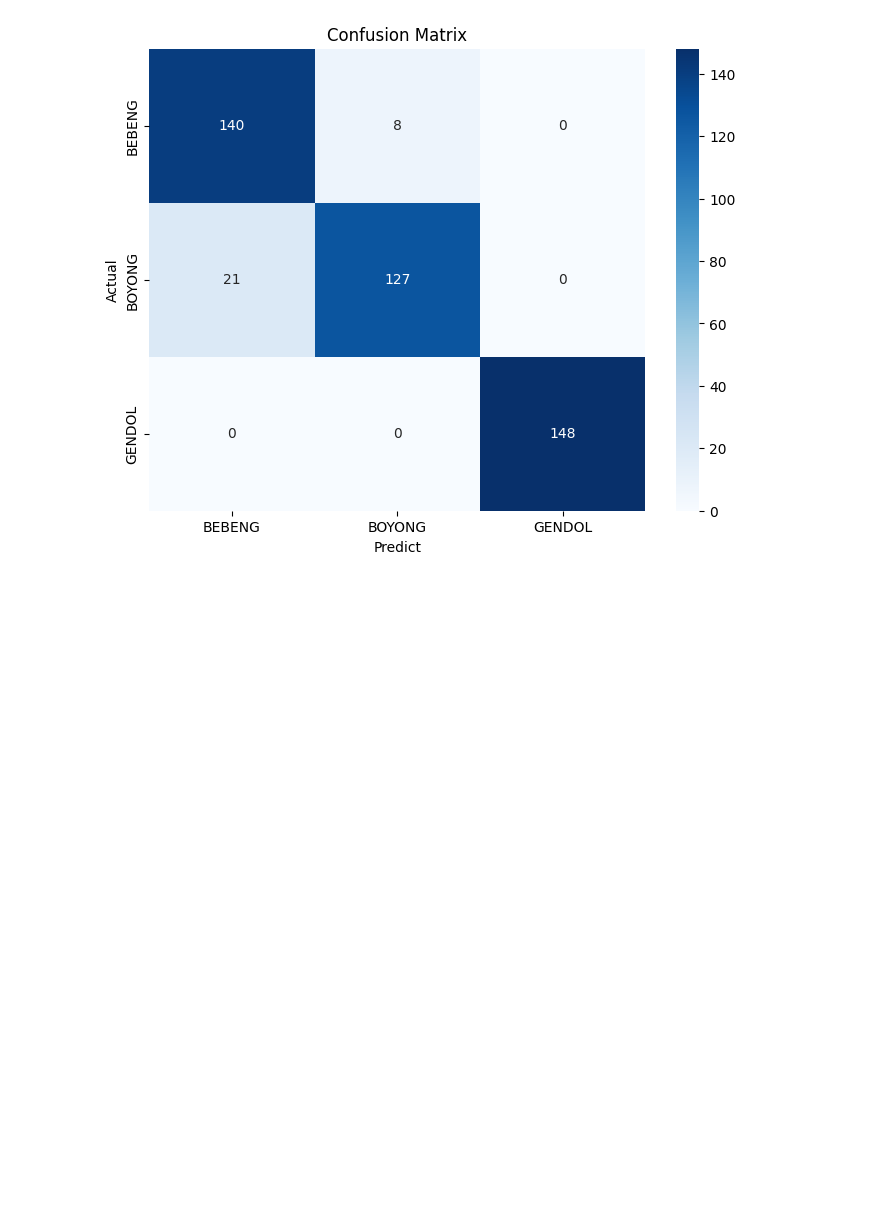
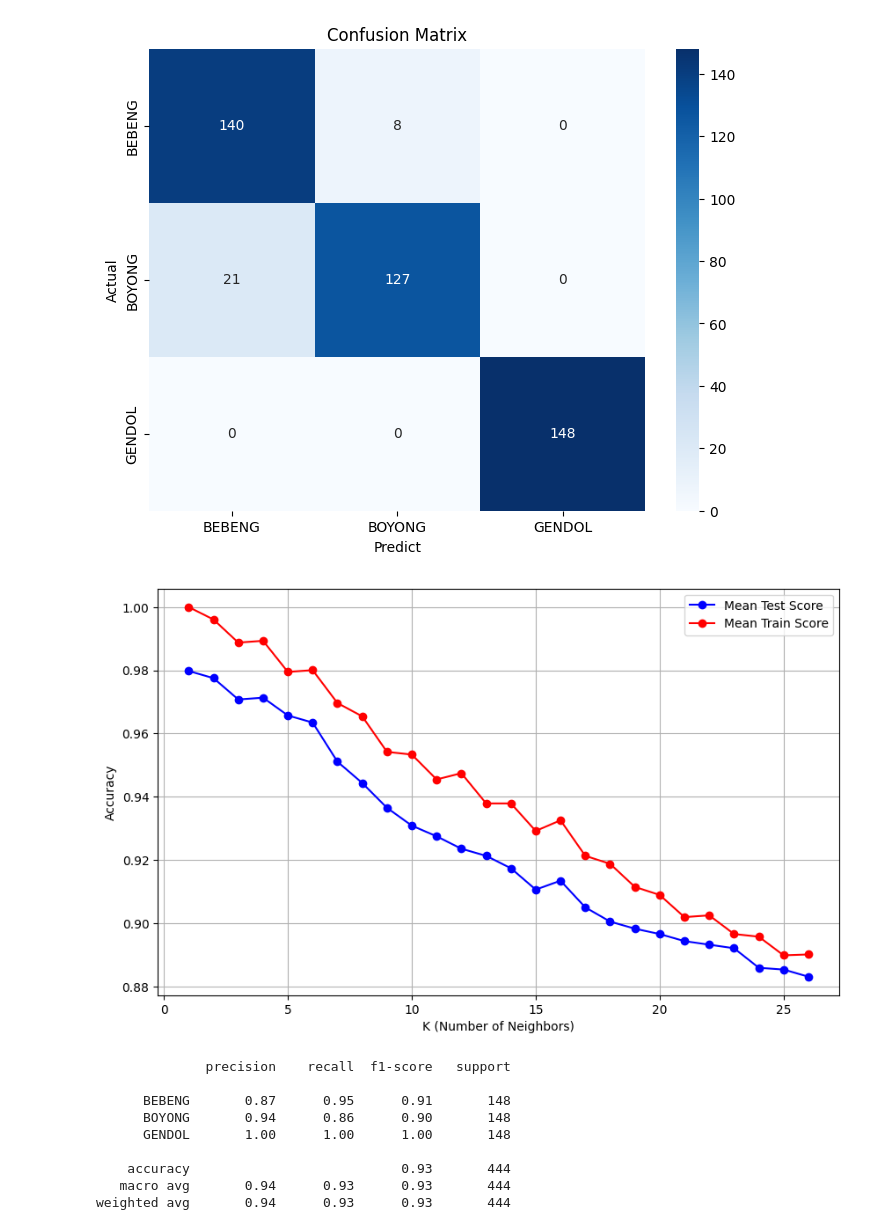
Before and after one commit to fwicaksono/SKRIPSI-FINALIZED-CODE-SIDANG, a Jupyter notebook: 8020_MEPASMELAB.ipynb, the cells around one changed output. Cells and saved outputs as stored; diff of their text form; code cells hidden in the pictures; blank space fills up the shorter version.

```diff
--- a/8020_MEPASMELAB.ipynb
+++ b/8020_MEPASMELAB.ipynb
@@ -340,3 +355,66 @@ plt.ylabel('Actual')
 plt.show()
 # %% [output]
 [figure]
+# %%
+import numpy as np
+import matplotlib.pyplot as plt
+from sklearn.model_selection import RandomizedSearchCV
+from sklearn.neighbors import KNeighborsClassifier
+from sklearn.metrics import classification_report
+
+# Initialize KNN model
+knn_model = KNeighborsClassifier()
+
+# Define parameter distribution for random search
+param_dist = {
+    'n_neighbors': range(1, 27),  # Trying values of K from 1 to 26
+    'p': [2]  # L2 norm (Euclidean distance)
+}
+
+# Initialize RandomizedSearchCV with 3-fold cross-validation
+random_search = RandomizedSearchCV(
+    estimator=knn_model,
+    param_distributions=param_dist,
+    n_iter=26,  # Exploring each value of K exactly once
+    cv=3,
+    scoring='accuracy',
+    random_state=42,
+    return_train_score=True  # Track training scores to analyze overfitting
+)
+
+# Fit the model with Random Search
+random_search.fit(X_train_smote, y_train_smote)
+
+# Extract cross-validation results
+results = random_search.cv_results_
+k_values = results['param_n_neighbors'].data
+mean_test_scores = results['mean_test_score']
+mean_train_scores = results['mean_train_score']
+
+# Plot test and train scores
+plt.figure(figsize=(10, 6))
+plt.plot(k_values, mean_test_scores, label='Mean Test Score', marker='o', color='blue')
+plt.plot(k_values, mean_train_scores, label='Mean Train Score', marker='o', color='red')
+plt.xlabel('K (Number of Neighbors)')
+plt.ylabel('Accuracy')
+plt.legend(loc='best')
+plt.grid(True)
+plt.show()
+
+# Evaluate best model on test set
+best_knn_model = random_search.best_estimator_
+y_pred = best_knn_model.predict(X_test_smote)
+
+# Display classification report
+print(classification_report(y_test_smote, y_pred, target_names=class_names))
+# %% [output]
+[figure, added]
+              precision    recall  f1-score   support
+
+      BEBENG       0.87      0.95      0.91       148
+      BOYONG       0.94      0.86      0.90       148
+      GENDOL       1.00      1.00      1.00       148
+
+    accuracy                           0.93       444
+   macro avg       0.94      0.93      0.93       444
+weighted avg       0.94      0.93      0.93       444
```
Also changed, not shown: parts of 1 cell of this notebook, 7 other files.
